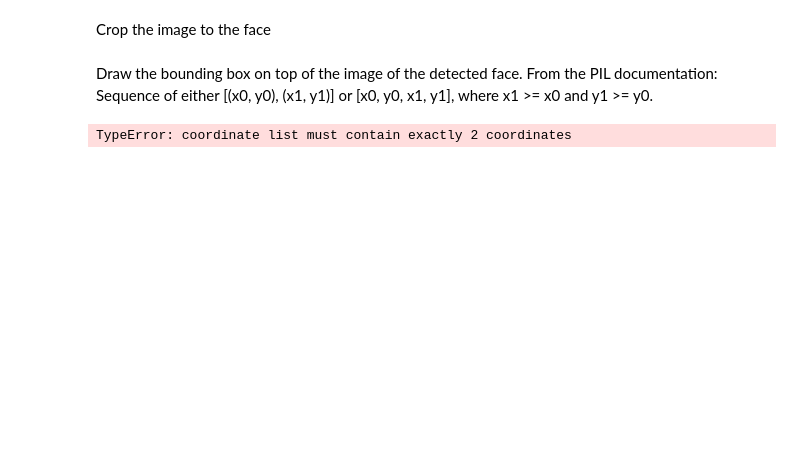
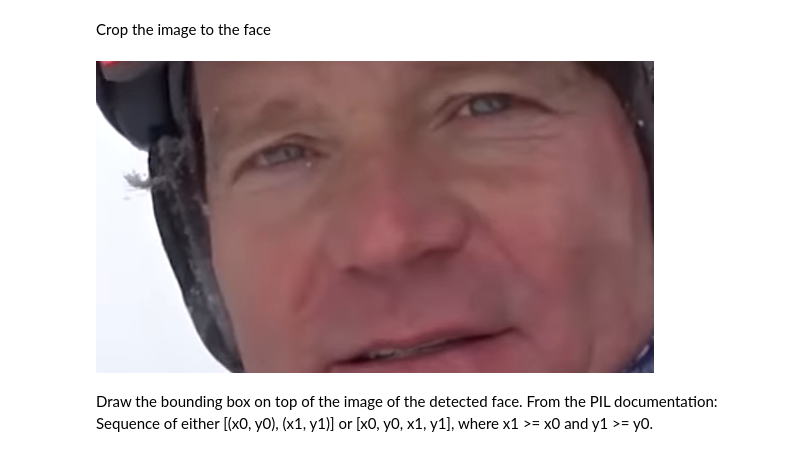
Before and after one commit to jordiboon/videopipe-viz, a Jupyter notebook: moviepy_example.ipynb, the cells around one changed output. Saved outputs shown, nothing was run; the diff lists cells and outputs as text; code cells hidden in the pictures; blank space fills up the shorter version.

```diff
--- a/moviepy_example.ipynb
+++ b/moviepy_example.ipynb
@@ -56,26 +60,33 @@ Scale the face coordinates to the image.
 # %%
-w, h = img.size
-width_ratio = w / RESIZE_DIM
-height_ratio = h / RESIZE_DIM
+def scale_bb_to_image(y0, x1, y1, x0):
+    """ Scales a bounding box to the image using the global RESIZE_DIM variable. """
 
-y0, x1, y1, x0 = face_to_draw['faces'][0]['bb_faces']
+    w, h = img.size
+    width_ratio = w / RESIZE_DIM
+    height_ratio = h / RESIZE_DIM
 
-y0 = int(y0 * height_ratio)
-y1 = int(y1 * height_ratio)
-x0 = int(x0 * width_ratio)
-x1 = int(x1 * width_ratio)
+    y0, x1, y1, x0 = face_to_draw['faces'][0]['bb_faces']
+
+    y0 = int(y0 * height_ratio)
+    y1 = int(y1 * height_ratio)
+    x0 = int(x0 * width_ratio)
+    x1 = int(x1 * width_ratio)
+
+    return [x0, y0, x1, y1]
+
+scaled_bb = scale_bb_to_image(*face_to_draw['faces'][0]['bb_faces'])
 # %% [markdown]
 Crop the image to the face
 # %%
-img_array = np.array(img)
+def crop_image(img, x0, y0, x1, y1):
+    """ Crops an image to the bounding box consisting of the points x0, y0, x1, y1. """
 
-cropped_img_array = img_array[y0:y1, x0:x1]
-cropped_img = Image.fromarray(cropped_img_array)
-cropped_img.show()
+    img_array = np.array(img)
+    cropped_img_array = img_array[y0:y1, x0:x1]
+    return Image.fromarray(cropped_img_array)
+# %%
+crop_image(img, *scaled_bb)
+# %% [output]
+[figure, added]
 # %% [markdown]
 Draw the bounding box on top of the image of the detected face. From the PIL documentation: Sequence of either [(x0, y0), (x1, y1)] or [x0, y0, x1, y1], where x1 >= x0 and y1 >= y0.
-# %%
-draw = ImageDraw.Draw(img)
-draw.rectangle([x0, y0, x1, y1], fill=None, outline='blue')
-# %% [output]
-TypeError: coordinate list must contain exactly 2 coordinates
```
Also changed, not shown: parts of 9 cells of this notebook.
